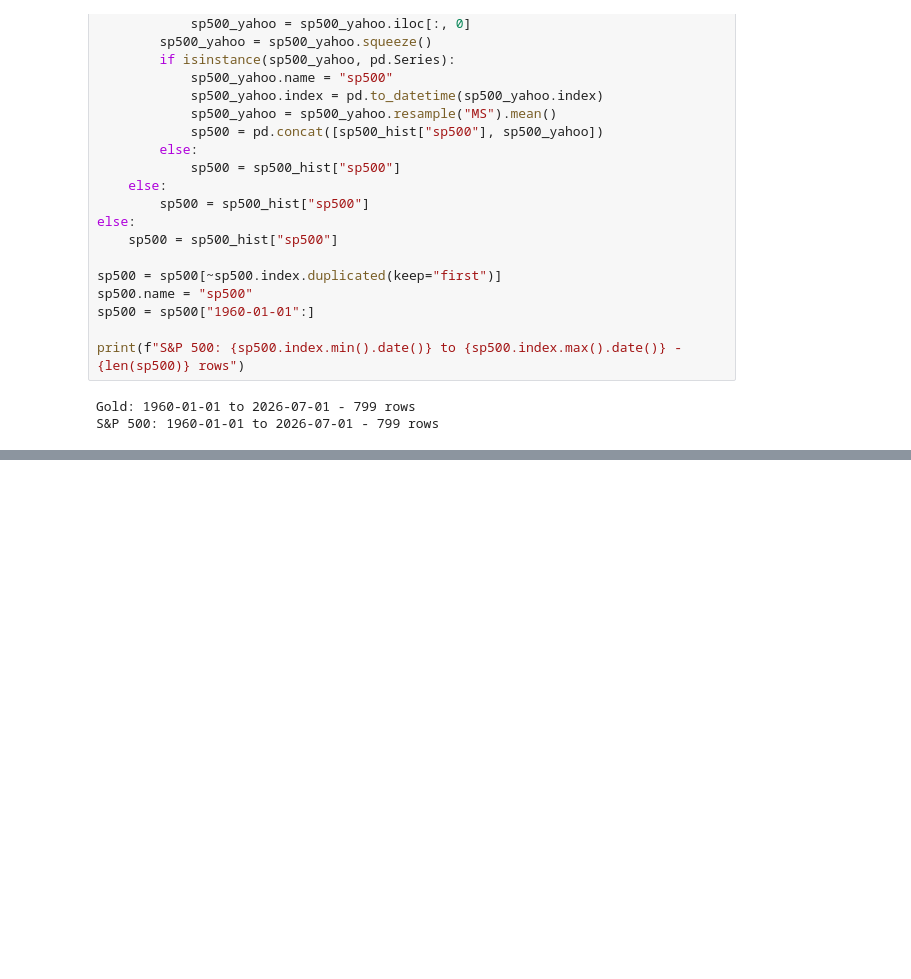
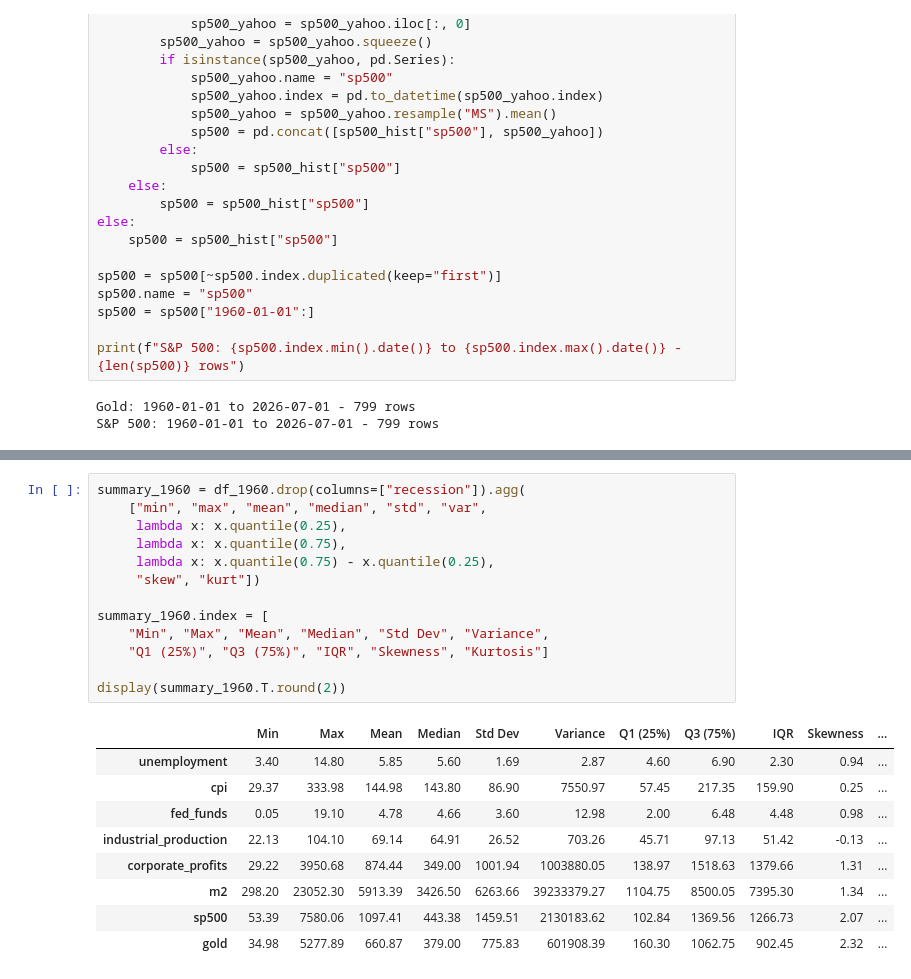
Before and after one commit to DavidHeffernan94/RecessionPredictor, a Jupyter notebook: RecessionPredictor.ipynb, the cells around one changed output, grey strips where cells are left out. Drawn from its saved outputs; the diff is of its cells as text; blank space fills up the shorter version.

```diff
--- a/RecessionPredictor.ipynb
+++ b/RecessionPredictor.ipynb
@@ -315,0 +425,23 @@ S&P 500: 1960-01-01 to 2026-07-01 - 799 rows
+# %%
+summary_1960 = df_1960.drop(columns=["recession"]).agg(
+    ["min", "max", "mean", "median", "std", "var",
+     lambda x: x.quantile(0.25),
+     lambda x: x.quantile(0.75),
+     lambda x: x.quantile(0.75) - x.quantile(0.25),
+     "skew", "kurt"])
+
+summary_1960.index = [
+    "Min", "Max", "Mean", "Median", "Std Dev", "Variance",
+    "Q1 (25%)", "Q3 (75%)", "IQR", "Skewness", "Kurtosis"]
+
+display(summary_1960.T.round(2))
+# %% [output]
+|  | Min | Max | Mean | Median | Std Dev | Variance | Q1 (25%) | Q3 (75%) | IQR | Skewness | ... |
+| unemployment | 3.40 | 14.80 | 5.85 | 5.60 | 1.69 | 2.87 | 4.60 | 6.90 | 2.30 | 0.94 | ... |
+| cpi | 29.37 | 333.98 | 144.98 | 143.80 | 86.90 | 7550.97 | 57.45 | 217.35 | 159.90 | 0.25 | ... |
+| fed_funds | 0.05 | 19.10 | 4.78 | 4.66 | 3.60 | 12.98 | 2.00 | 6.48 | 4.48 | 0.98 | ... |
+| industrial_production | 22.13 | 104.10 | 69.14 | 64.91 | 26.52 | 703.26 | 45.71 | 97.13 | 51.42 | -0.13 | ... |
+| corporate_profits | 29.22 | 3950.68 | 874.44 | 349.00 | 1001.94 | 1003880.05 | 138.97 | 1518.63 | 1379.66 | 1.31 | ... |
+| m2 | 298.20 | 23052.30 | 5913.39 | 3426.50 | 6263.66 | 39233379.27 | 1104.75 | 8500.05 | 7395.30 | 1.34 | ... |
+| sp500 | 53.39 | 7580.06 | 1097.41 | 443.38 | 1459.51 | 2130183.62 | 102.84 | 1369.56 | 1266.73 | 2.07 | ... |
+| gold | 34.98 | 5277.89 | 660.87 | 379.00 | 775.83 | 601908.39 | 160.30 | 1062.75 | 902.45 | 2.32 | ... |
```
Also changed, not shown: parts of 11 cells of this notebook.
